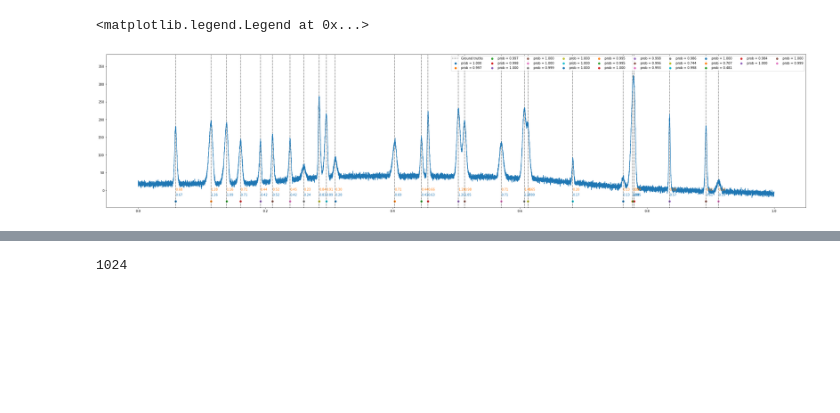
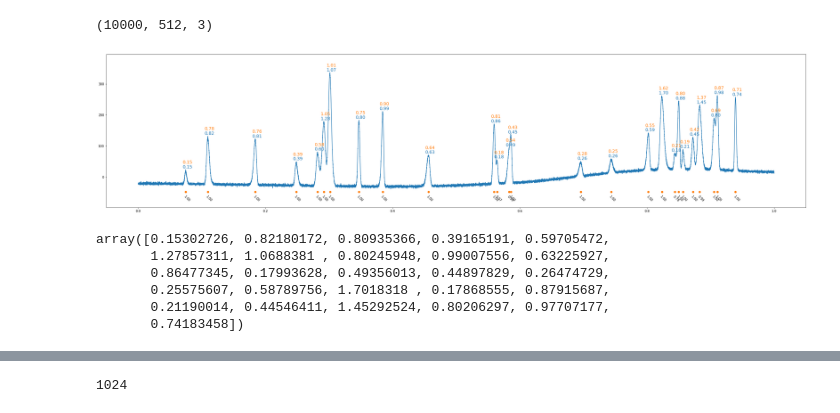
Before and after one commit to akensert/deep-learning-peak-detection, a Jupyter notebook: notebooks/Multiple-peaks-AUC.ipynb, the cells around one changed output, grey strips where cells are left out. Saved outputs shown, nothing was run; the diff lists cells and outputs as text; code cells hidden in the pictures; blank space fills up the shorter version.

```diff
--- a/notebooks/Multiple-peaks-AUC.ipynb
+++ b/notebooks/Multiple-peaks-AUC.ipynb
@@ -266,0 +81,8 @@ WARNING:tensorflow:multiprocessing can interact badly with TensorFlow, causing n
+# %%
+for _ in range(2):
+
+    model.fit(train_generator, use_multiprocessing=True, workers=8)
+    out = model.evaluate(validation_generator, use_multiprocessing=True, workers=8)
+
+    current_lr = model.optimizer.learning_rate
+    model.optimizer.learning_rate.assign(current_lr * (1 - LEARNING_RATE_DECAY))
@@ -267,3 +94,3 @@ WARNING:tensorflow:multiprocessing can interact badly with TensorFlow, causing n
 # %%
-prediction = model.predict(validation_generator, use_multiprocessing=True, workers=12)
-prediction = prediction.reshape((1000, -1, 3))
+prediction = model.predict(test_generator, use_multiprocessing=True, workers=8)
+#prediction = prediction.reshape((10000, -1, 3))
@@ -272,50 +97,81 @@ WARNING:tensorflow:multiprocessing can interact badly with TensorFlow, causing n
+# %%
+prediction.shape
+# %% [output]
+(10000, 512, 3)
 # %%
 plt.figure(figsize=(40, 9))
 
-ID = 2
+# 29.0 42
+# 26.0 56
+# 23.0 61
+# 26.0 63
+# 21.0 77
+# 28.0 93
+# 21.0 98
+
+ID = 63
 
 # GROUND TRUTH
-true = validation_generator.__getitem__(ID)
+true = test_generator.__getitem__(ID)
 
 x = true[0][0]
 x = x.reshape((-1))
 y = true[1][0]
 y = y.reshape((-1, 3))
 
-gt = encoder.decode(y)
+gt = label_encoder.decode(y)
 for i, (l, a) in enumerate(zip(gt[1], gt[2])):
     if i == 0:
         label = 'Ground truths'
     else:
         label = None
-    plt.axvline(l, color='black', linestyle=':', label=label)
-    plt.text(x=l, y=0, s=f"{a:.2f}", color="C1")
+
+
+
+   # plt.axvline(l, color='black', linestyle=':', label=label)
+
+    index = int(l * 16384)
+    height = max(x[index-10:index+10]) + 5
+
+    plt.text(x=l-0.005, y=height, s=f"{a:.2f}", color="C0", fontsize=14)
     #plt.plot([l, l], [0, a], color='C1', linewidth=4)
     #plt.plot([l-s/2, l+s/2], [0, 0], color='C1', linewidth=4)
 
 # PREDICTIONS
 
 
-probs, locs, areas = encoder.decode(prediction[ID*validation_generator.batch_size], 0.35)
-for i, (p, l, a) in enumerate(zip(probs, locs, areas)):
-    plt.scatter(l, np.min(x)-10, label=f'prob = {p:.3f}', c=f'C{i}')
+probs, locs, areas = label_encoder.decode(prediction[ID*validation_generator.batch_size], 0.5)
+for i, (g, p, l, a) in enumerate(zip(gt[1], probs, locs, areas)):
+    plt.scatter(l, np.min(x)-10, c='C1')
+    plt.text(x=l-0.0035, y=np.min(x)-40, s=f'{p:.2f}', rotation=-45)
     #plt.plot([l-w/2, l+w/2], [.080+(i*.015), .080+(i*.015)], color=f'C{i}')
     #plt.plot([l, l], [0, a], color='C0', linewidth=4, linestyle=':')
     #plt.plot([l-s/2, l+s/2], [0, 0], color='C0', linewidth=4, linestyle=':')
-    plt.text(x=l, y=-15, s=f"{a:.2f}", color='C0')
+
+    index = int(g * 16384)
+    height = max(x[index-10:index+10]) + 20
+    plt.text(x=g-0.005, y=height, s=f"{a:.2f}", color='C1', fontsize=14)
 
 # CHROMATOGRAM
 plt.plot(np.linspace(0, 1, simulator.resolution), x)
 
-plt.ylim(None, np.max(x)+60)
-plt.legend(ncol=10)
+plt.ylim(np.min(x)-60, np.max(x)+60);
+#plt.legend(ncol=10)
 
 #plt.xlim(0.6, 0.7)
 #for i, _ in enumerate(np.linspace(0, 1, encoder.num_windows+1)):
   # plt.axvline(_, ymin=0.0, ymax=0.1, color='grey', alpha=0.8)
 #     plt.text(x = _ + 0.002, y=min(x)*1.2, s=i)
 
 #plt.savefig(f'pd_{ID}.png', dpi=300)
 # %% [output]
-<matplotlib.legend.Legend at 0x...>
-[figure, old version]
+[figure, new version]
+# %%
+gt[2]
+# %% [output]
+array([0.15302726, 0.82180172, 0.80935366, 0.39165191, 0.59705472,
+       1.27857311, 1.0688381 , 0.80245948, 0.99007556, 0.63225927,
+       0.86477345, 0.17993628, 0.49356013, 0.44897829, 0.26474729,
+       0.25575607, 0.58789756, 1.7018318 , 0.17868555, 0.87915687,
+       0.21190014, 0.44546411, 1.45292524, 0.80206297, 0.97707177,
+       0.74183458])
```
Also changed, not shown: parts of 12 cells of this notebook, 12 other files.
